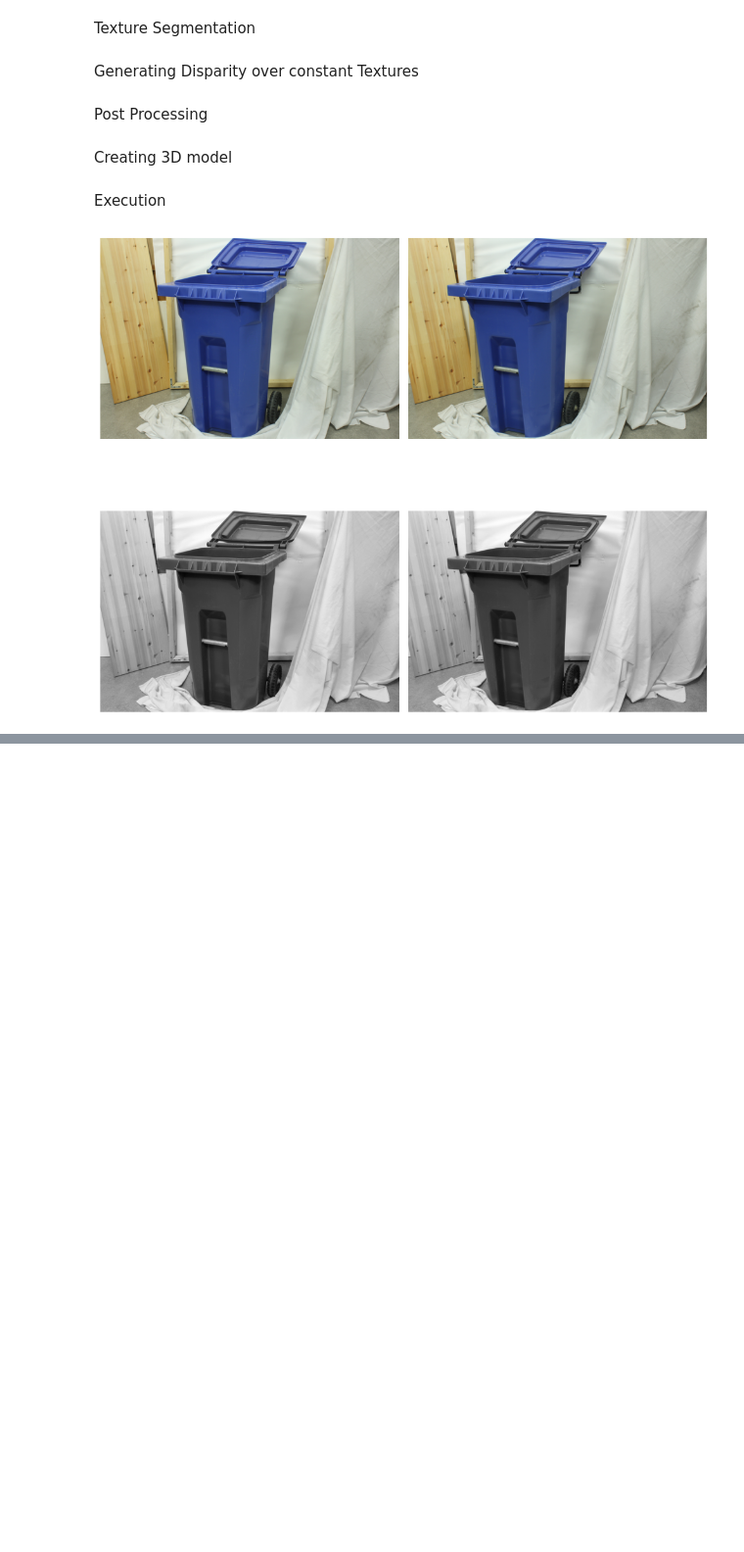
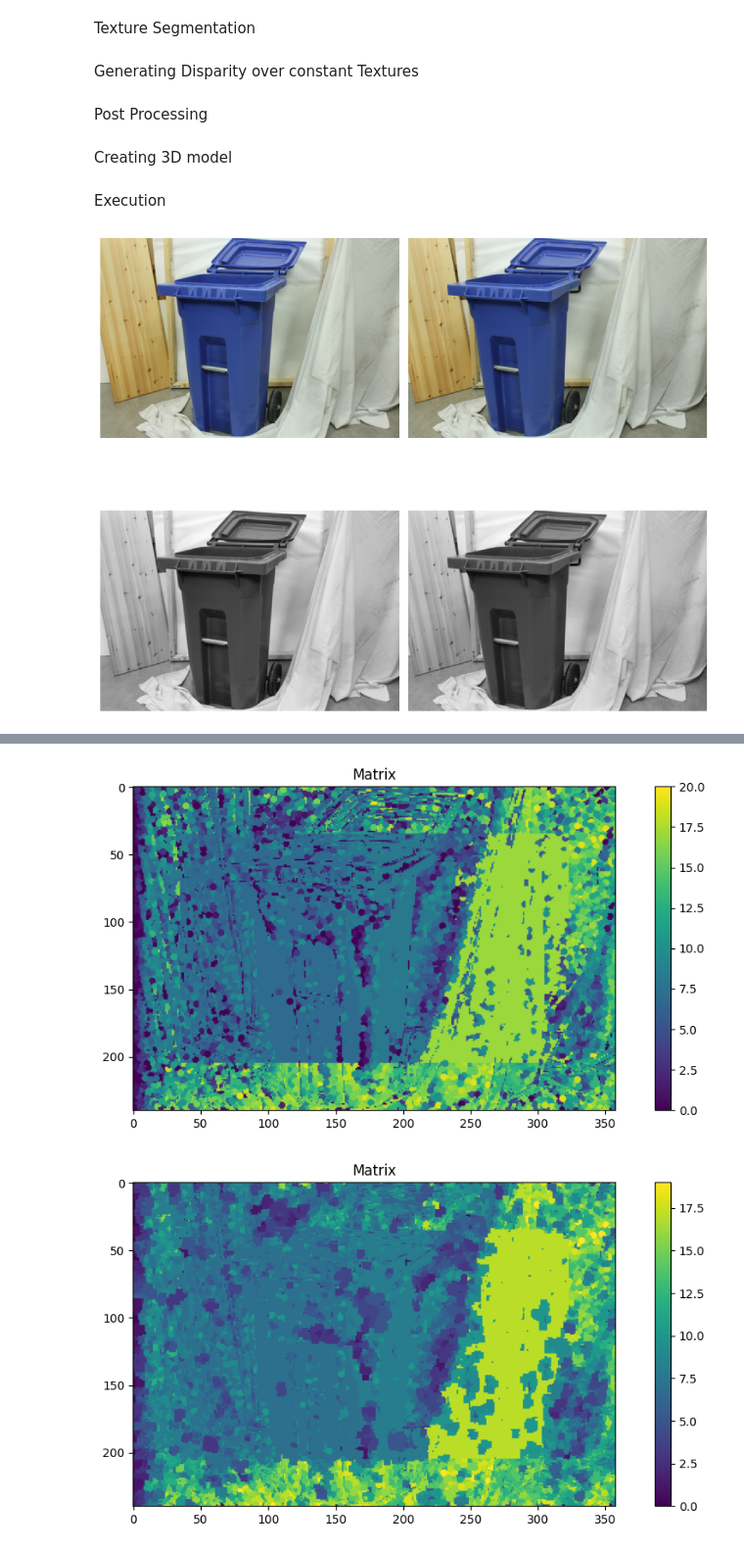
Before and after one commit to Blaze-Leo/Stereo-Reconstruction, a Jupyter notebook: stereo-vision/EXP_2.ipynb, the cells around one changed output, grey strips where cells are left out. Shown at 98% size. Drawn from its saved outputs; the diff is of its cells as text; code cells hidden in the pictures; blank space fills up the shorter version.

```diff
--- a/stereo-vision/EXP_2.ipynb
+++ b/stereo-vision/EXP_2.ipynb
@@ -701,0 +716,63 @@ Successfully saved mesh at: /mnt/Personal/Projects/Depth_Reconstruction/Test_Fol
+# %%
+import numpy as np
+import random
+
+import numpy as np
+import random
+from tqdm import tqdm
+
+def random_smoothing(matrix, patch_range=3, threshold=0.2, iterate=0.0, aggressive=False):
+    """
+    Smooth sharp peaks in a 2D array using localized averaging.
+
+    Args:
+        matrix: Input 2D numpy array
+        patch_range: Radius of smoothing neighborhood (patch size = 2*patch_range+1)
+        threshold: Maximum allowed deviation from median (0-1)
+        iterations: Number of random patches to process
+        aggressive: If True, replaces entire patch with median when peak is found
+
+    Returns:
+        Smoothed numpy array with reduced sharp peaks
+    """
+
+    smoothed = matrix.copy()
+    height, width = smoothed.shape
+
+    iterations = int(iterate * (height*width))
+
+    for _ in tqdm(range(iterations), desc="Peak Smoothing"):
+        # Generate random center point (avoiding edges)
+        y = random.randint(patch_range, height - 1 - patch_range)
+        x = random.randint(patch_range, width - 1 - patch_range)
+
+        # Extract patch
+        patch = smoothed[y-patch_range:y+patch_range+1, x-patch_range:x+patch_range+1]
+
+        # Use median (more robust to outliers)
+        patch_median = np.median(patch)
+
+        # Skip if median is zero
+        if patch_median == 0:
+            continue
+
+        if aggressive:
+            # Replace entire patch if any sharp peak is found
+            if np.any(np.abs(patch - patch_median)/patch_median > threshold):
+                smoothed[y-patch_range:y+patch_range+1, x-patch_range:x+patch_range+1] = patch_median
+        else:
+            # Only modify values beyond threshold
+            relative_diff = np.abs(patch - patch_median) / patch_median
+            peak_mask = relative_diff > threshold
+            patch[peak_mask] = patch_median
+            smoothed[y-patch_range:y+patch_range+1, x-patch_range:x+patch_range+1] = patch
+
+    return smoothed
+
+smoothed = random_smoothing(disp_matrix,threshold=0.5,patch_range=2,iterate=0.2,aggressive=False)
+
+plot_viridis_matrix(disp_matrix)
+plot_viridis_matrix(smoothed)
+# %% [output]
+[figure, added]
+[figure, added]
```
Also changed, not shown: parts of 11 cells of this notebook, 2 other files.
